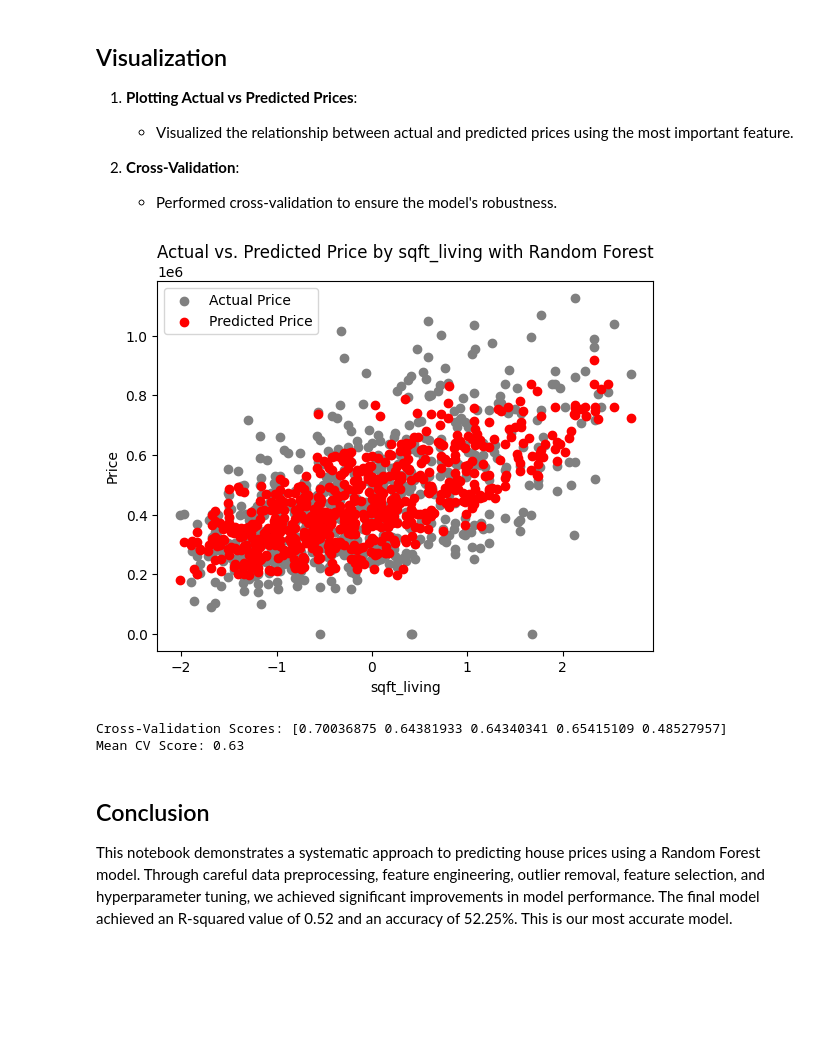
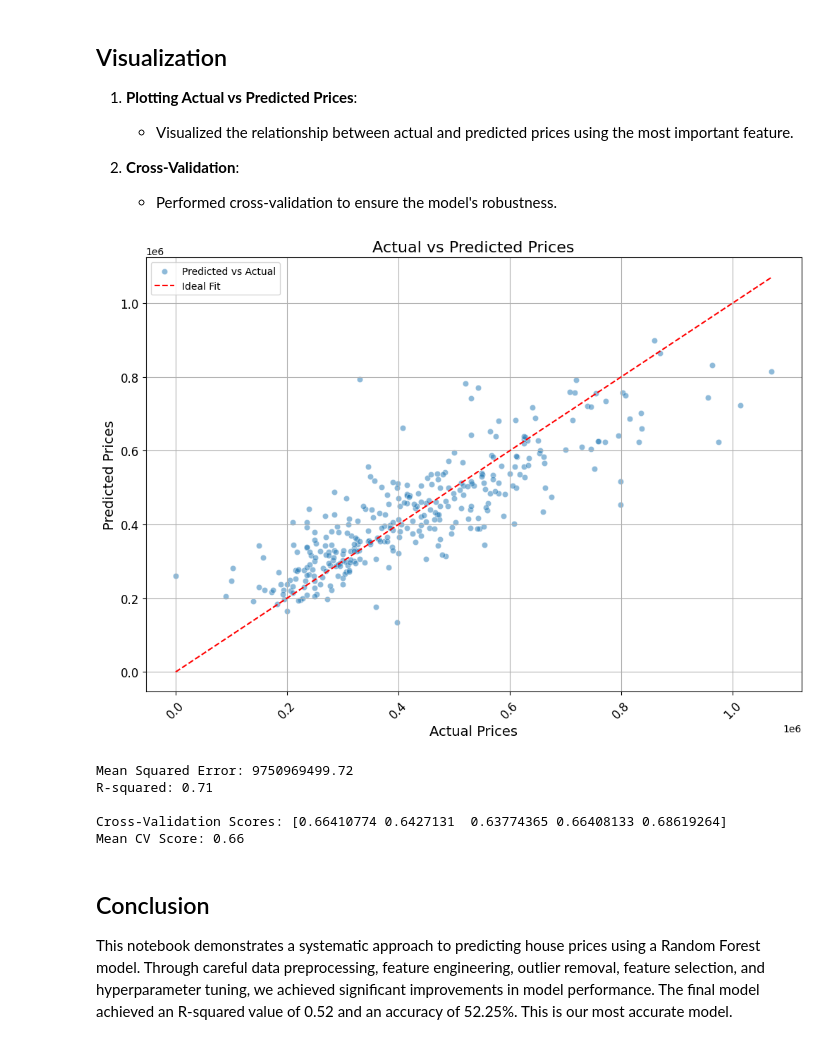
Before and after one commit to TheGhostCoder0/ECS170Group17FinalProject, a Jupyter notebook: Models/RandomForestModel.ipynb, the cells around one changed output. Drawn from its saved outputs; the diff is of its cells as text; code cells hidden in the pictures; blank space fills up the shorter version.

Commit message:
71 percent accuracy Random Forest

```diff
--- a/Models/RandomForestModel.ipynb
+++ b/Models/RandomForestModel.ipynb
@@ -180,25 +181,50 @@ Feature Importances:
 2. **Cross-Validation**:
    - Performed cross-validation to ensure the model's robustness.
 # %%
-# Visualizing the results
-# Use the most important feature for plotting
-most_important_feature = features_importance_df.iloc[0]['Feature']
-plt.scatter(X_test[most_important_feature], y_test, color='gray', label='Actual Price')
-plt.scatter(X_test[most_important_feature], y_pred_rf, color='red', label='Predicted Price')
-plt.xlabel(most_important_feature)
-plt.ylabel('Price')
-plt.title(f'Actual vs. Predicted Price by {most_important_feature} with Random Forest')
+# Visualize results
+plt.figure(figsize=(12, 8))
+plt.scatter(
+    y_test,
+    y_pred_final,
+    alpha=0.5,
+    edgecolors="w",
+    linewidth=0.5,
+    label="Predicted vs Actual",
+)
+plt.plot(
+    [min(y_test), max(y_test)],
+    [min(y_test), max(y_test)],
+    color="red",
+    linestyle="--",
+    label="Ideal Fit",
+)
+plt.xlabel("Actual Prices", fontsize=14)
+plt.ylabel("Predicted Prices", fontsize=14)
+plt.title("Actual vs Predicted Prices", fontsize=16)
+plt.xticks(fontsize=12, rotation=45)
+plt.yticks(fontsize=12)
 plt.legend()
+plt.grid(True)
 plt.show()
 
+# Calculate evaluation metrics
+mse = mean_squared_error(y_test, y_pred_final)
+r_squared = r2_score(y_test, y_pred_final)
+
+print(f'Mean Squared Error: {mse:.2f}')
+print(f'R-squared: {r_squared:.2f}')
+
 # Cross-Validation
-cv_scores = cross_val_score(forest_rf, X, y, cv=5)
-print(f'Cross-Validation Scores: {cv_scores}')
+cv_scores = cross_val_score(model, X_train_scaled, y_train, cv=5)
+print(f'\nCross-Validation Scores: {cv_scores}')
 print(f'Mean CV Score: {np.mean(cv_scores):.2f}')
 # %% [output]
-[figure, old version]
+[figure, new version]
-Cross-Validation Scores: [0.70036875 0.64381933 0.64340341 0.65415109 0.48527957]
-Mean CV Score: 0.63
+Mean Squared Error: 9750969499.72
+R-squared: 0.71
+
+Cross-Validation Scores: [0.66410774 0.6427131  0.63774365 0.66408133 0.68619264]
+Mean CV Score: 0.66
 # %% [markdown]
 ## Conclusion
 
```
Also changed, not shown: parts of 5 cells of this notebook.
